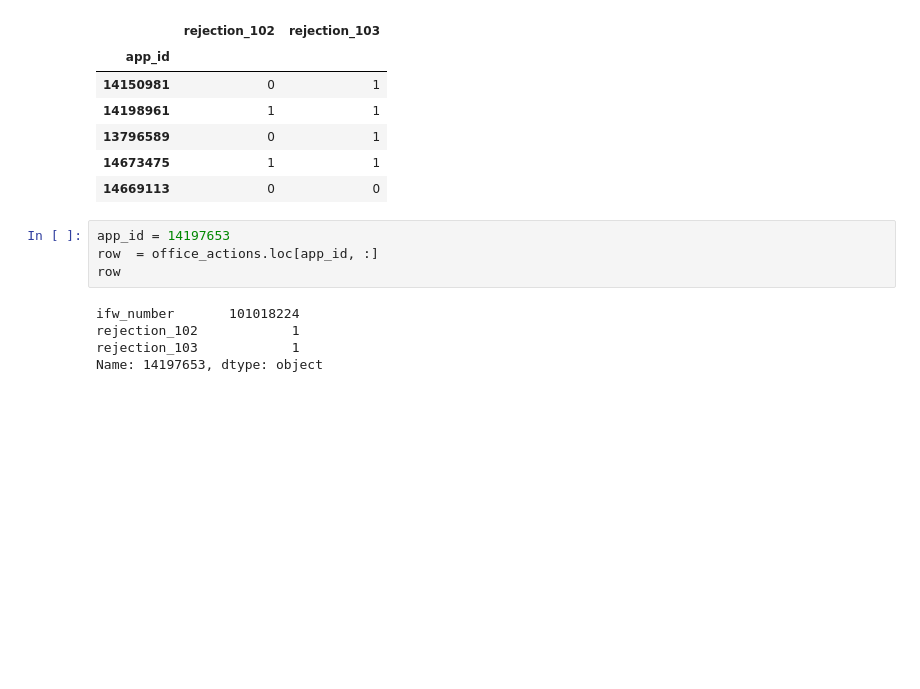
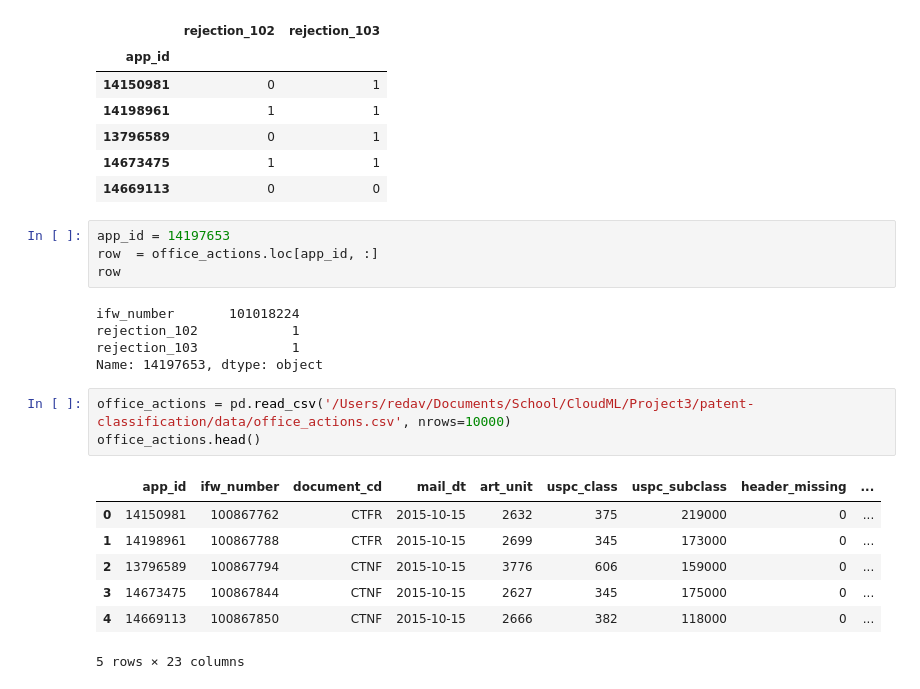
Before and after one commit to davidmartuscello/patent-classification, a Jupyter notebook: ProcessData.ipynb, the cells around one changed output. Cells and saved outputs as stored; diff of their text form; blank space fills up the shorter version.

```diff
--- a/ProcessData.ipynb
+++ b/ProcessData.ipynb
@@ -156,3 +156,14 @@ ifw_number       101018224
 rejection_102            1
 rejection_103            1
 Name: 14197653, dtype: object
+# %%
+office_actions = pd.read_csv('/Users/redav/Documents/School/CloudML/Project3/patent-classification/data/office_actions.csv', nrows=10000)
+office_actions.head()
+# %% [output]
+|  | app_id | ifw_number | document_cd | mail_dt | art_unit | uspc_class | uspc_subclass | header_missing | ... |
+| 0 | 14150981 | 100867762 | CTFR | 2015-10-15 | 2632 | 375 | 219000 | 0 | ... |
+| 1 | 14198961 | 100867788 | CTFR | 2015-10-15 | 2699 | 345 | 173000 | 0 | ... |
+| 2 | 13796589 | 100867794 | CTNF | 2015-10-15 | 3776 | 606 | 159000 | 0 | ... |
+| 3 | 14673475 | 100867844 | CTNF | 2015-10-15 | 2627 | 345 | 175000 | 0 | ... |
+| 4 | 14669113 | 100867850 | CTNF | 2015-10-15 | 2666 | 382 | 118000 | 0 | ... |
+5 rows × 23 columns
```
Also changed, not shown: 2 other files.
